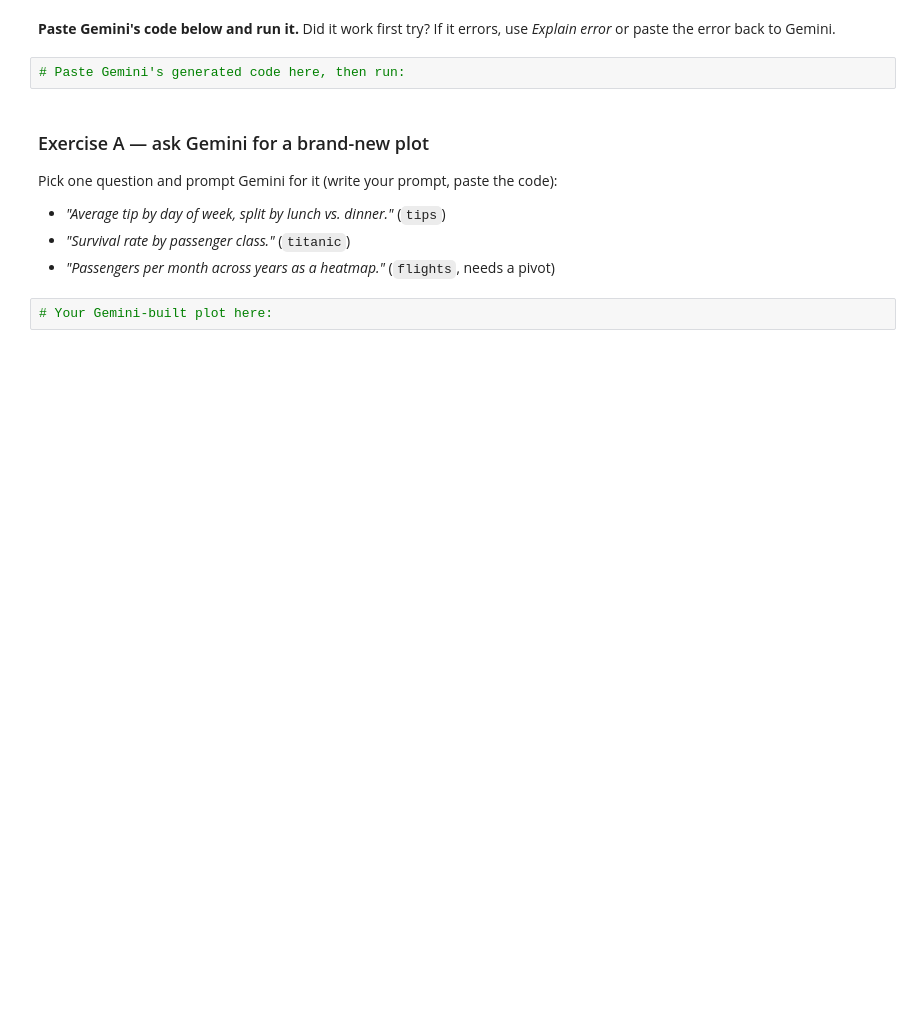
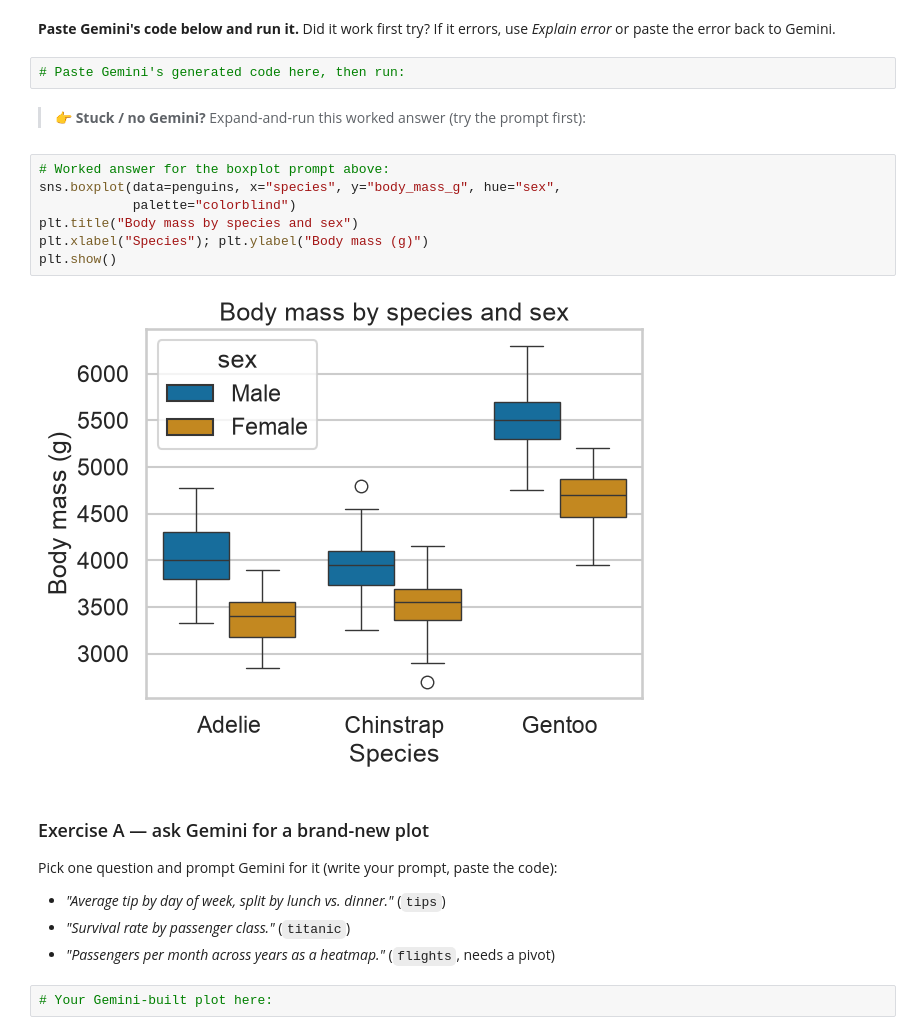
Before and after one commit to CWML/AI-for-Data-Visualization, a Jupyter notebook: ai_dataviz_2026_workshop.ipynb, the cells around one changed output. Saved outputs shown, nothing was run; the diff lists cells and outputs as text; blank space fills up the shorter version.

```diff
--- a/ai_dataviz_2026_workshop.ipynb
+++ b/ai_dataviz_2026_workshop.ipynb
@@ -176,6 +232,17 @@ by sex, with a colorblind-safe palette and a clear title. Return only code.
 **Paste Gemini's code below and run it.** Did it work first try? If it errors, use *Explain error* or paste the error back to Gemini.
 # %%
 # Paste Gemini's generated code here, then run:
+# %% [markdown]
+> 👉 **Stuck / no Gemini?** Expand-and-run this worked answer (try the prompt first):
+# %%
+# Worked answer for the boxplot prompt above:
+sns.boxplot(data=penguins, x="species", y="body_mass_g", hue="sex",
+            palette="colorblind")
+plt.title("Body mass by species and sex")
+plt.xlabel("Species"); plt.ylabel("Body mass (g)")
+plt.show()
+# %% [output]
+[figure, added]
 # %% [markdown]
 ### Exercise A — ask Gemini for a brand-new plot
 Pick one question and prompt Gemini for it (write your prompt, paste the code):
```
Also changed, not shown: parts of 35 cells of this notebook, 2 other files.
